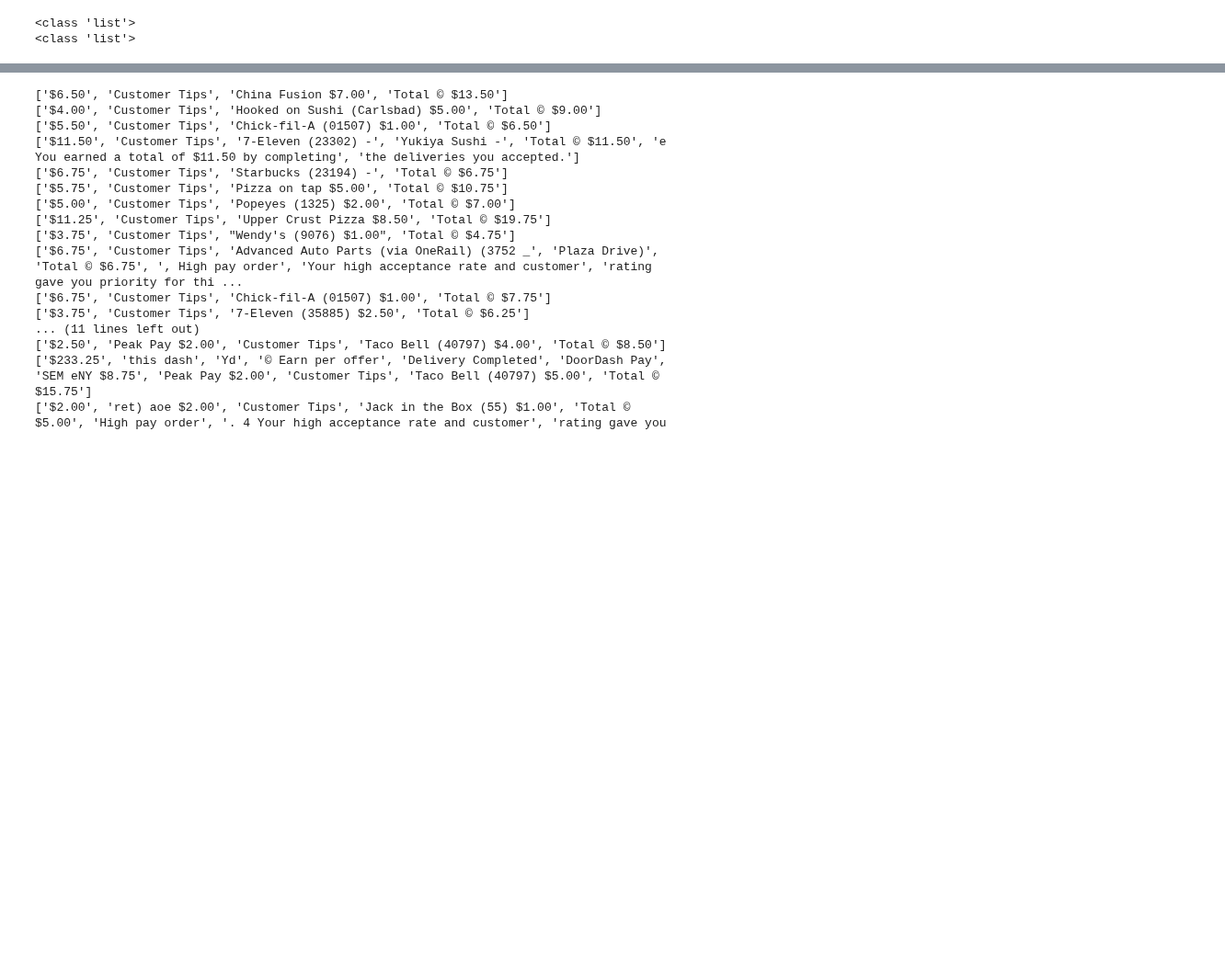
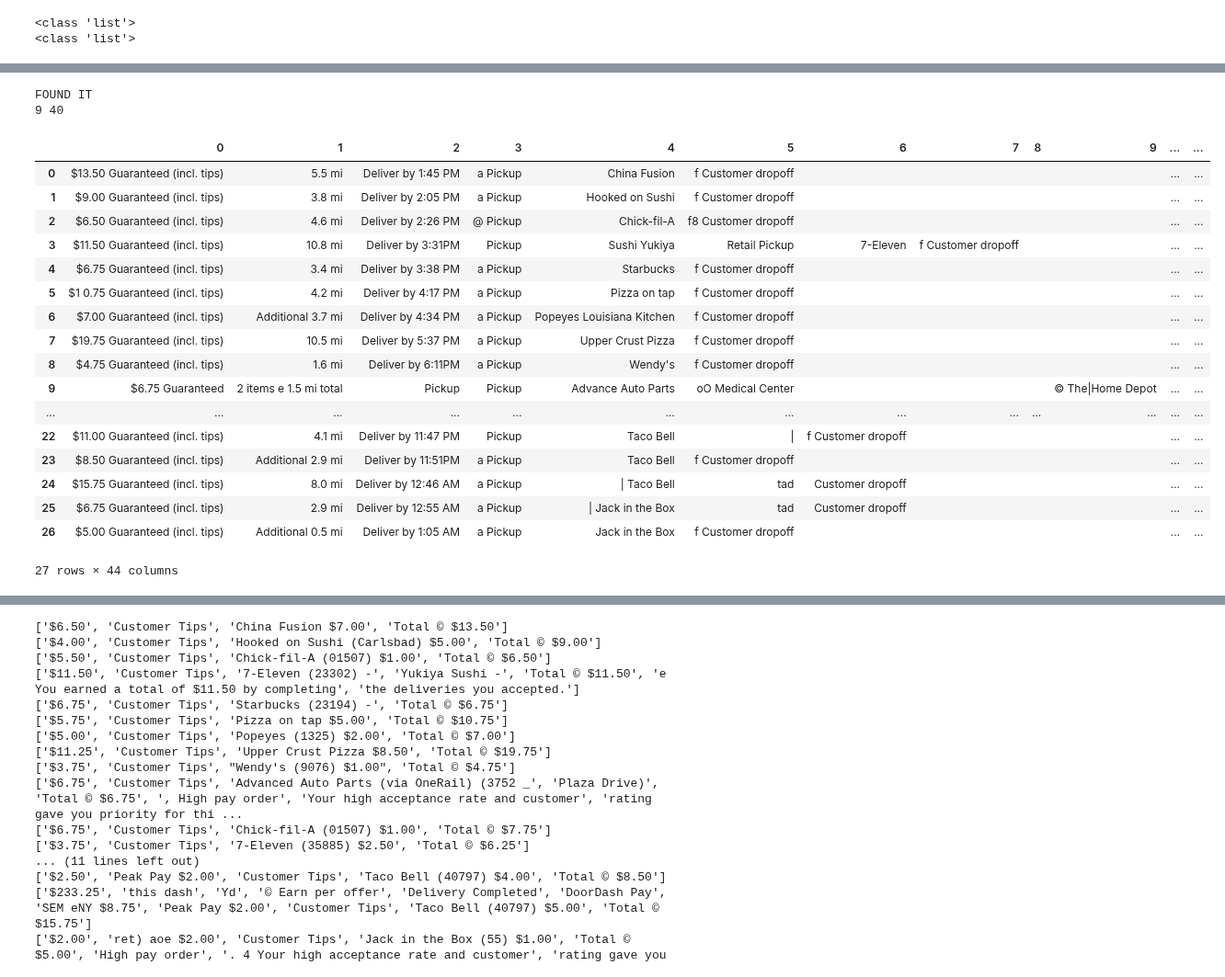
Before and after one commit to Crawford92/DeliveryData, a Jupyter notebook: ImageProcessingDoodle.ipynb, the cells around one changed output, grey strips where cells are left out. Shown at 92% size. Saved outputs shown, nothing was run; the diff lists cells and outputs as text; code cells hidden in the pictures; blank space fills up the shorter version.

Commit message:
prototyped functionality for handling drive orders

```diff
--- a/ImageProcessingDoodle.ipynb
+++ b/ImageProcessingDoodle.ipynb
@@ -1006,3 +1050,74 @@ weirdDFAttempt
+# %%
+#so ideally we have
+#mod index-1 to $6.75 Guaranteed instead of $6.75, copy to col 0
+#copy index-2 to col 1
+#hard code col 3 to Pickup
+#copy index-3 to col 4
+
+#We can't assume only one Drive order, so we'll need to make this accept multiple
+
+#and its not -1 -2 -3 its -2 -4 and -6, at least with this reading
+
+weirdDFAttempt.fillna("", inplace=True)
+
+#DriveOrders = 0
+for col in weirdDFAttempt:
+    targetRow = targetCol = -1
+    #thisRow = weirdDFAttempt[col].items()
+    #print(type(weirdDFAttempt[col].items()))
+    #print(type(thisRow))
+    for index, value in weirdDFAttempt[col].items():
+        #print(type(value))
+        #print(index, col)
+        if "DoorDash pay" in value:
+            print("FOUND IT")
+            targetRow = index
+            targetCol = col
+            print(targetRow, targetCol)
+            #print(value)
+            #print(weirdDFAttempt[targetCol-2][targetRow])
+            #print(weirdDFAttempt[targetCol-4][targetRow])
+            #print(weirdDFAttempt[targetCol-6][targetRow])
+            offerVal = weirdDFAttempt[targetCol-2][targetRow]
+            mileVal = weirdDFAttempt[targetCol-4][targetRow]
+            restVal = weirdDFAttempt[targetCol-6][targetRow]
+
+            weirdDFAttempt.at[targetRow, 0] = offerVal + " Guaranteed"
+            weirdDFAttempt.at[targetRow, 1] = mileVal
+            weirdDFAttempt.at[targetRow, 3] = "Pickup"
+            weirdDFAttempt.at[targetRow, 4] = restVal
+
+
+            #DriveOrders += 1
+            #print(type(weirdDFAttempt[col].items()))
+            #x = thisRow.iloc[targetCol]
+            #print("Offer:", x)
+
+#print(DriveOrders)
+#for _ in range(DriveOrders):
+#    print("hi")
+weirdDFAttempt
+# %% [output]
+FOUND IT
+9 40
+|  | 0 | 1 | 2 | 3 | 4 | 5 | 6 | 7 | 8 | 9 | ... | ... |
+| 0 | $13.50 Guaranteed (incl. tips) | 5.5 mi | Deliver by 1:45 PM | a Pickup | China Fusion | f Customer dropoff |  |  |  |  | ... | ... |
+| 1 | $9.00 Guaranteed (incl. tips) | 3.8 mi | Deliver by 2:05 PM | a Pickup | Hooked on Sushi | f Customer dropoff |  |  |  |  | ... | ... |
+| 2 | $6.50 Guaranteed (incl. tips) | 4.6 mi | Deliver by 2:26 PM | @ Pickup | Chick-fil-A | f8 Customer dropoff |  |  |  |  | ... | ... |
+| 3 | $11.50 Guaranteed (incl. tips) | 10.8 mi | Deliver by 3:31PM | Pickup | Sushi Yukiya | Retail Pickup | 7-Eleven | f Customer dropoff |  |  | ... | ... |
+| 4 | $6.75 Guaranteed (incl. tips) | 3.4 mi | Deliver by 3:38 PM | a Pickup | Starbucks | f Customer dropoff |  |  |  |  | ... | ... |
+| 5 | $1 0.75 Guaranteed (incl. tips) | 4.2 mi | Deliver by 4:17 PM | a Pickup | Pizza on tap | f Customer dropoff |  |  |  |  | ... | ... |
+| 6 | $7.00 Guaranteed (incl. tips) | Additional 3.7 mi | Deliver by 4:34 PM | a Pickup | Popeyes Louisiana Kitchen | f Customer dropoff |  |  |  |  | ... | ... |
+| 7 | $19.75 Guaranteed (incl. tips) | 10.5 mi | Deliver by 5:37 PM | a Pickup | Upper Crust Pizza | f Customer dropoff |  |  |  |  | ... | ... |
+| 8 | $4.75 Guaranteed (incl. tips) | 1.6 mi | Deliver by 6:11PM | a Pickup | Wendy's | f Customer dropoff |  |  |  |  | ... | ... |
+| 9 | $6.75 Guaranteed | 2 items e 1.5 mi total | Pickup | Pickup | Advance Auto Parts | oO Medical Center |  |  |  | © The|Home Depot | ... | ... |
+| ... | ... | ... | ... | ... | ... | ... | ... | ... | ... | ... | ... | ... |
+| 22 | $11.00 Guaranteed (incl. tips) | 4.1 mi | Deliver by 11:47 PM | Pickup | Taco Bell | | | f Customer dropoff |  |  |  | ... | ... |
+| 23 | $8.50 Guaranteed (incl. tips) | Additional 2.9 mi | Deliver by 11:51PM | a Pickup | Taco Bell | f Customer dropoff |  |  |  |  | ... | ... |
+| 24 | $15.75 Guaranteed (incl. tips) | 8.0 mi | Deliver by 12:46 AM | a Pickup | | Taco Bell | tad | Customer dropoff |  |  |  | ... | ... |
+| 25 | $6.75 Guaranteed (incl. tips) | 2.9 mi | Deliver by 12:55 AM | a Pickup | | Jack in the Box | tad | Customer dropoff |  |  |  | ... | ... |
+| 26 | $5.00 Guaranteed (incl. tips) | Additional 0.5 mi | Deliver by 1:05 AM | a Pickup | Jack in the Box | f Customer dropoff |  |  |  |  | ... | ... |
+27 rows × 44 columns
 # %%
 def dollarToFloat(df):
     index = 0
```
Also changed, not shown: parts of 16 cells of this notebook.
